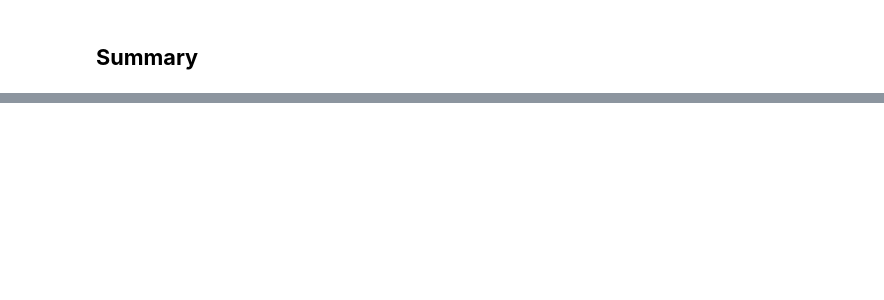
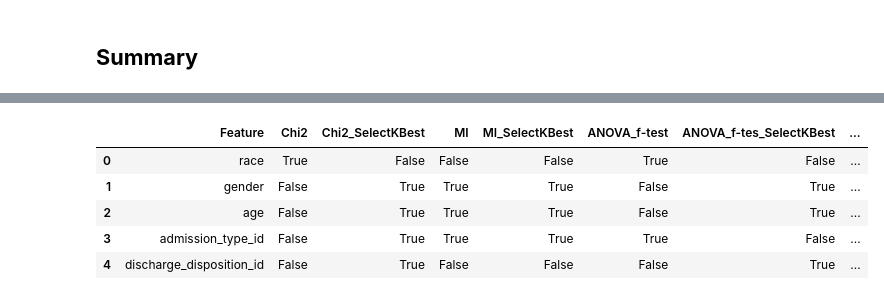
Before and after one commit to vlad-an/Comparative-Analysis-of-ML-Algorithms-Predicting-Hospital-Readmission-of-Diabetes-Patients, a Jupyter notebook: CP_Hospital_Readmission/Feature_Selection.ipynb, the cells around one changed output, grey strips where cells are left out. Cells and saved outputs as stored; diff of their text form; code cells hidden in the pictures; blank space fills up the shorter version.

```diff
--- a/CP_Hospital_Readmission/Feature_Selection.ipynb
+++ b/CP_Hospital_Readmission/Feature_Selection.ipynb
@@ -665,2 +712,11 @@ fs_total_results_df
 # %%
-fs_total_results_df['Matches'] = fs_total_results_df.sum(axis=1)
+fs_total_results_df['Matches'] = fs_total_results_df.iloc[:,1:].sum(axis=1)
+# %%
+fs_total_results_df.head()
+# %% [output]
+|  | Feature | Chi2 | Chi2_SelectKBest | MI | MI_SelectKBest | ANOVA_f-test | ANOVA_f-tes_SelectKBest | ... |
+| 0 | race | True | False | False | False | True | False | ... |
+| 1 | gender | False | True | True | True | False | True | ... |
+| 2 | age | False | True | True | True | False | True | ... |
+| 3 | admission_type_id | False | True | True | True | True | False | ... |
+| 4 | discharge_disposition_id | False | True | False | False | False | True | ... |
```
Also changed, not shown: parts of 18 cells of this notebook.
